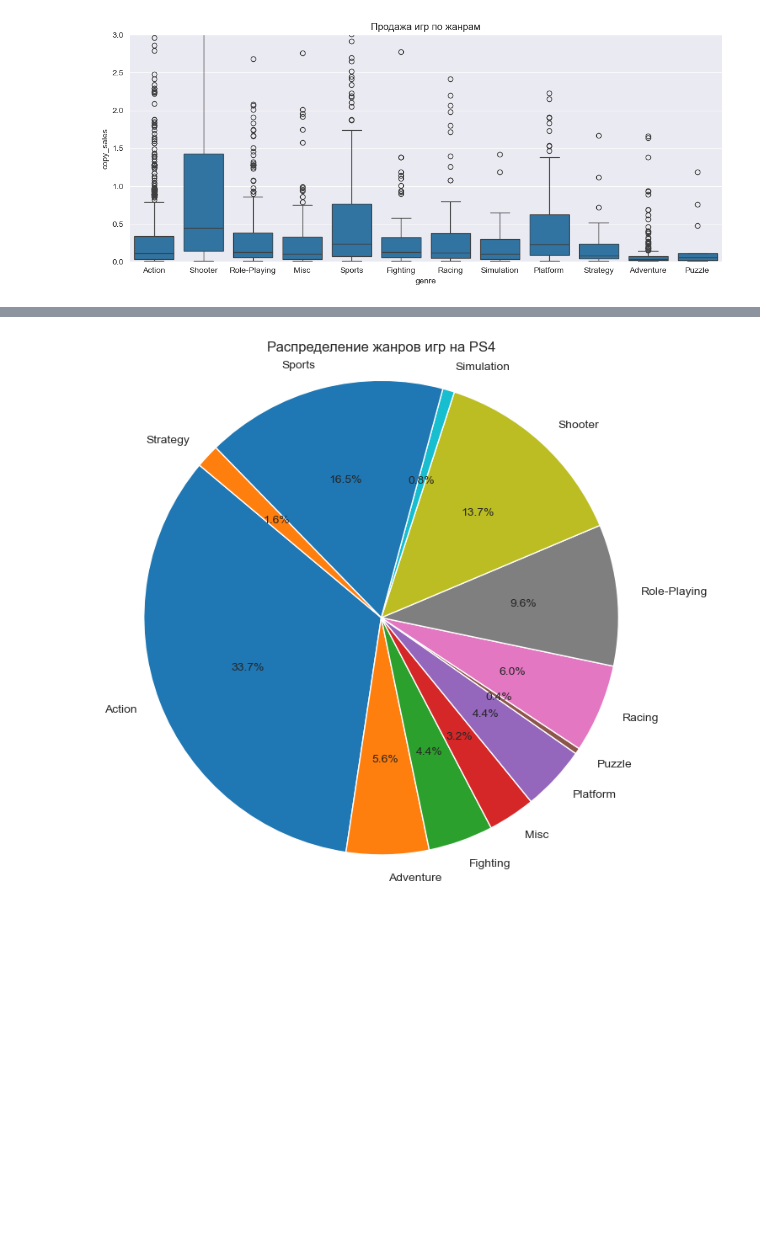
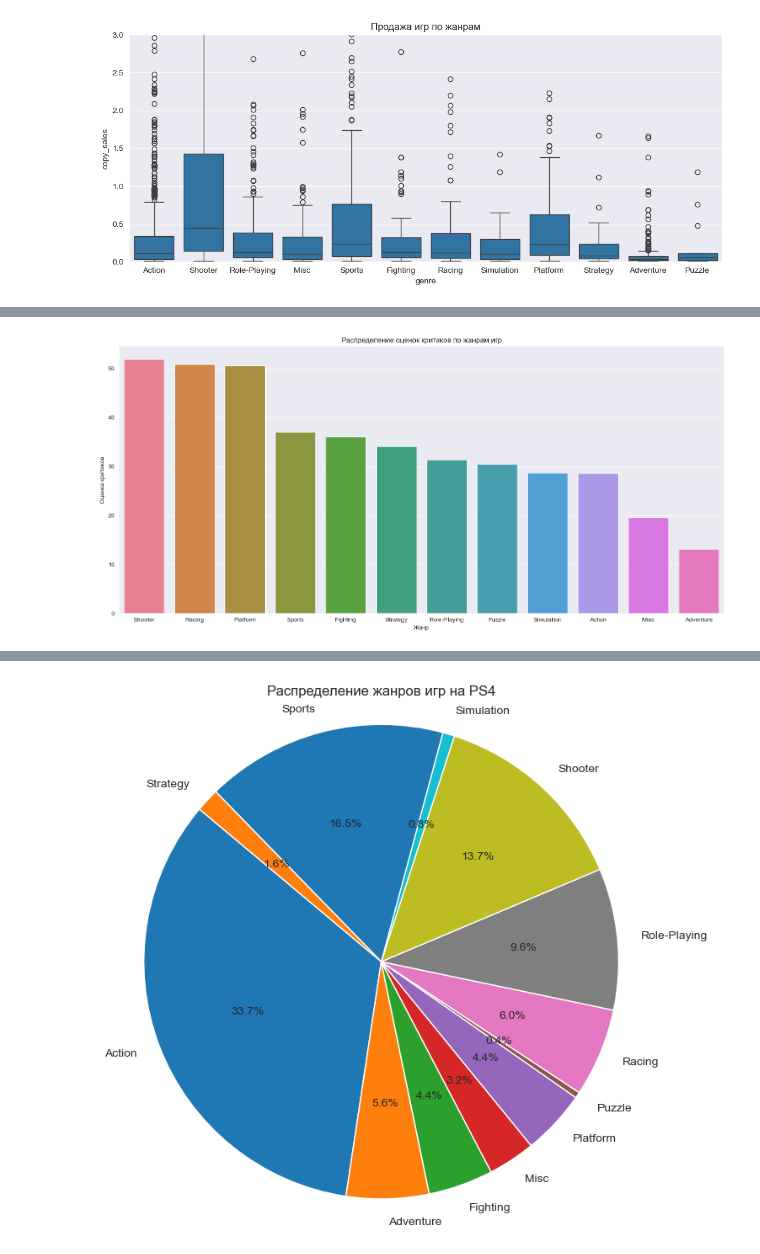
Before and after one commit to liriannamiller/pet_projects, a Jupyter notebook: games_project.ipynb, the cells around one changed output, grey strips where cells are left out. Cells and saved outputs as stored; diff of their text form; code cells hidden in the pictures; blank space fills up the shorter version.

```diff
--- a/games_project.ipynb
+++ b/games_project.ipynb
@@ -423,3 +515,7 @@ plt.title('Продажа игр по жанрам')
 _ = plt.ylim(0, 3);
 # %% [output]
 [figure]
+# %%
+
+games_critic_rating = actual_games_df.pivot_table(index='genre', values='critic_score').sort_values(by='critic_score', ascending=False)
+games_critic_rating
@@ -425,0 +537,9 @@ _ = plt.ylim(0, 3);
+# %%
+plt.subplots(figsize=(18, 8))
+sns.barplot(x=games_critic_rating.index, y=games_critic_rating.critic_score, data=games_critic_rating, hue=games_critic_rating.index, legend=False)
+sns.color_palette("coolwarm", as_cmap=True)
+plt.title('Распределение оценок критиков по жанрам игр')
+plt.ylabel('Оценка критиков')
+plt.xlabel('Жанр');
+# %% [output]
+[figure, added]
```
Also changed, not shown: parts of 27 cells of this notebook.
